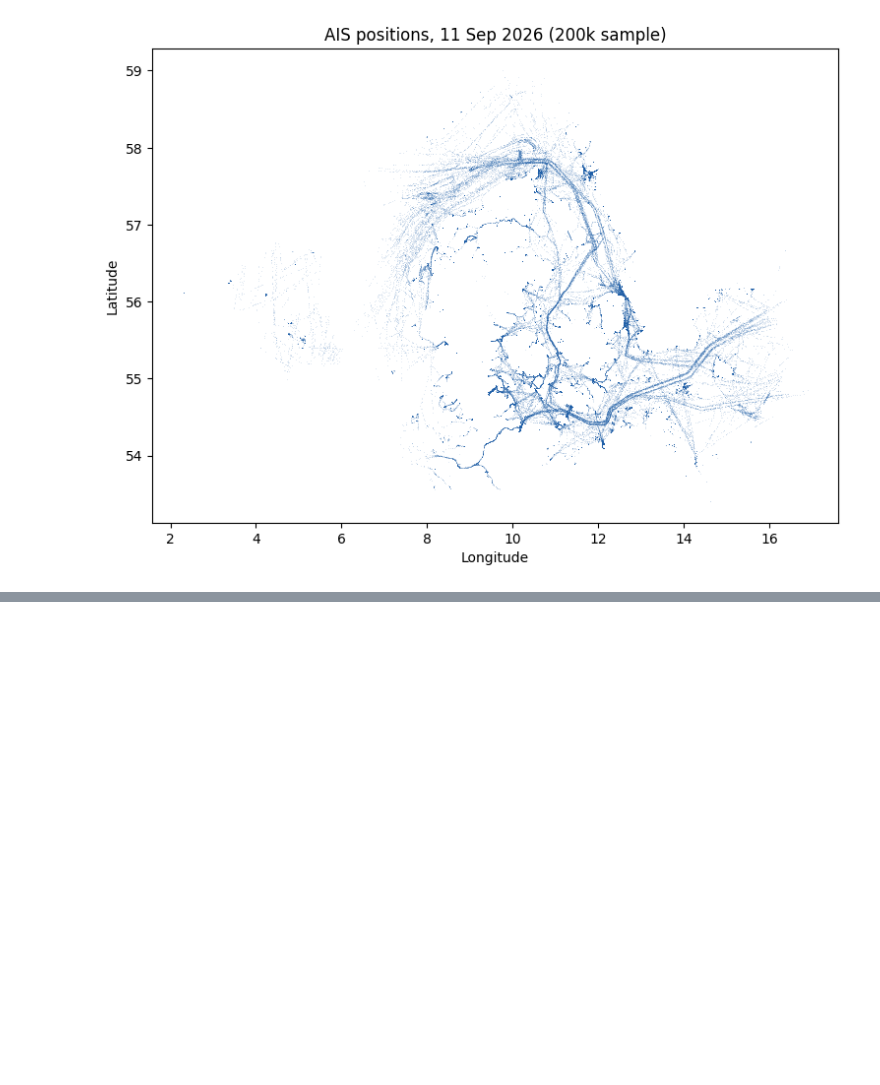
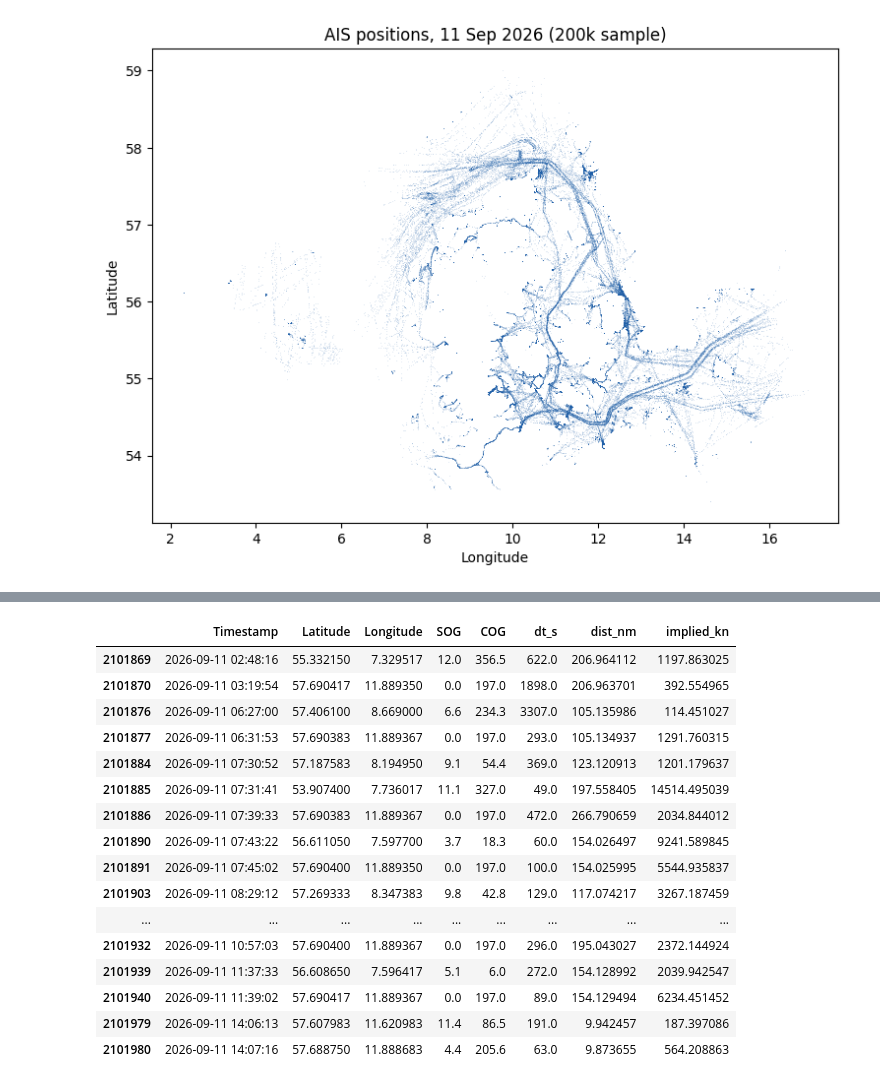
Before and after one commit to abir171915/vessel_tracking, a Jupyter notebook: ve_track.ipynb, the cells around one changed output, grey strips where cells are left out. Saved outputs shown, nothing was run; the diff lists cells and outputs as text; code cells hidden in the pictures; blank space fills up the shorter version.

```diff
--- a/ve_track.ipynb
+++ b/ve_track.ipynb
@@ -403,0 +583,8 @@ plt.show()
+# %%
+v = vessels[vessels["MMSI"] == 249222000].sort_values("Timestamp")
+print(len(v), "rows |", v["Timestamp"].min(), "→", v["Timestamp"].max())
+
+v[v["implied_kn"] > 40][
+    ["Timestamp", "Latitude", "Longitude", "SOG", "COG", "dt_s", "dist_nm", "implied_kn"]
+]
+# %% [output]
@@ -403,0 +592,17 @@ plt.show()
+|  | Timestamp | Latitude | Longitude | SOG | COG | dt_s | dist_nm | implied_kn |
+| 2101869 | 2026-09-11 02:48:16 | 55.332150 | 7.329517 | 12.0 | 356.5 | 622.0 | 206.964112 | 1197.863025 |
+| 2101870 | 2026-09-11 03:19:54 | 57.690417 | 11.889350 | 0.0 | 197.0 | 1898.0 | 206.963701 | 392.554965 |
+| 2101876 | 2026-09-11 06:27:00 | 57.406100 | 8.669000 | 6.6 | 234.3 | 3307.0 | 105.135986 | 114.451027 |
+| 2101877 | 2026-09-11 06:31:53 | 57.690383 | 11.889367 | 0.0 | 197.0 | 293.0 | 105.134937 | 1291.760315 |
+| 2101884 | 2026-09-11 07:30:52 | 57.187583 | 8.194950 | 9.1 | 54.4 | 369.0 | 123.120913 | 1201.179637 |
+| 2101885 | 2026-09-11 07:31:41 | 53.907400 | 7.736017 | 11.1 | 327.0 | 49.0 | 197.558405 | 14514.495039 |
+| 2101886 | 2026-09-11 07:39:33 | 57.690383 | 11.889367 | 0.0 | 197.0 | 472.0 | 266.790659 | 2034.844012 |
+| 2101890 | 2026-09-11 07:43:22 | 56.611050 | 7.597700 | 3.7 | 18.3 | 60.0 | 154.026497 | 9241.589845 |
+| 2101891 | 2026-09-11 07:45:02 | 57.690400 | 11.889350 | 0.0 | 197.0 | 100.0 | 154.025995 | 5544.935837 |
+| 2101903 | 2026-09-11 08:29:12 | 57.269333 | 8.347383 | 9.8 | 42.8 | 129.0 | 117.074217 | 3267.187459 |
+| ... | ... | ... | ... | ... | ... | ... | ... | ... |
+| 2101932 | 2026-09-11 10:57:03 | 57.690400 | 11.889367 | 0.0 | 197.0 | 296.0 | 195.043027 | 2372.144924 |
+| 2101939 | 2026-09-11 11:37:33 | 56.608650 | 7.596417 | 5.1 | 6.0 | 272.0 | 154.128992 | 2039.942547 |
+| 2101940 | 2026-09-11 11:39:02 | 57.690417 | 11.889367 | 0.0 | 197.0 | 89.0 | 154.129494 | 6234.451452 |
+| 2101979 | 2026-09-11 14:06:13 | 57.607983 | 11.620983 | 11.4 | 86.5 | 191.0 | 9.942457 | 187.397086 |
+| 2101980 | 2026-09-11 14:07:16 | 57.688750 | 11.888683 | 4.4 | 205.6 | 63.0 | 9.873655 | 564.208863 |
```
Also changed, not shown: parts of 22 cells of this notebook.
